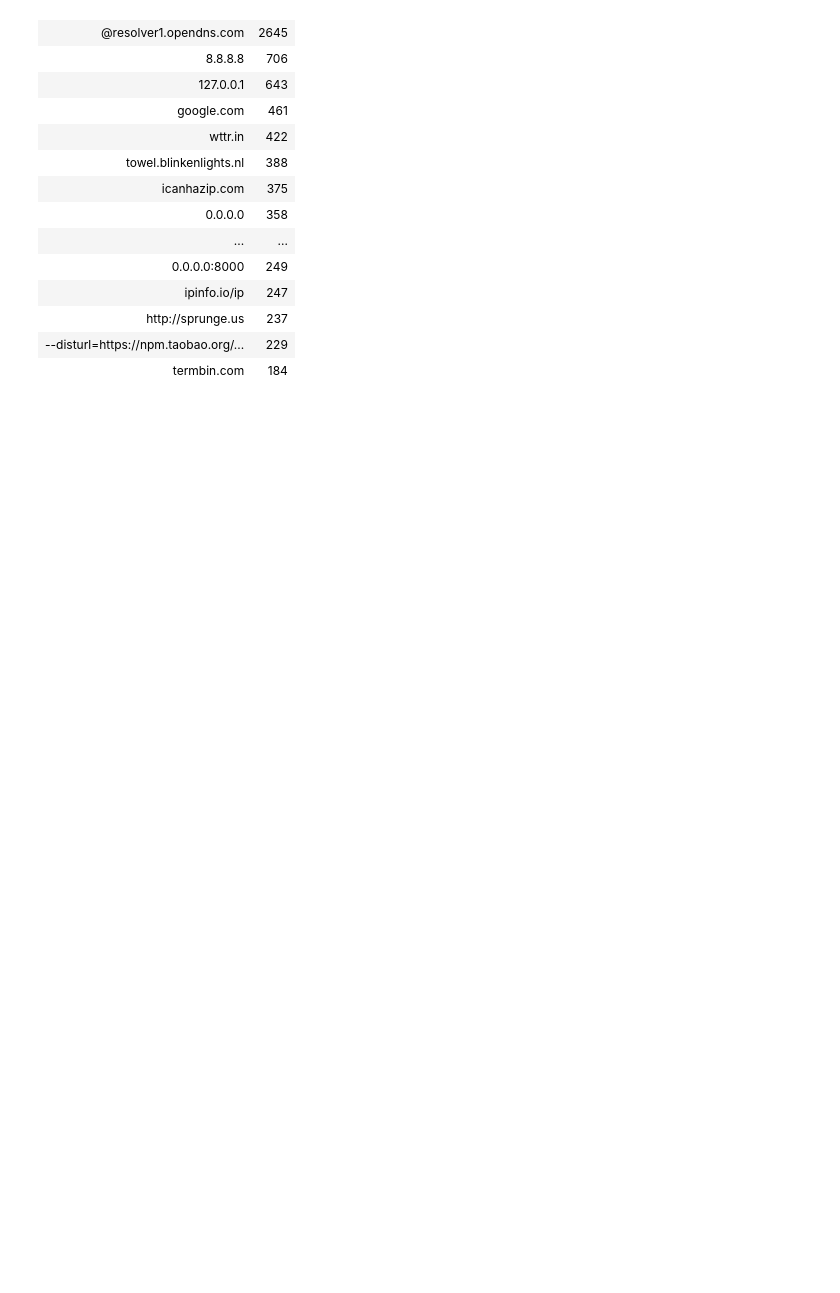
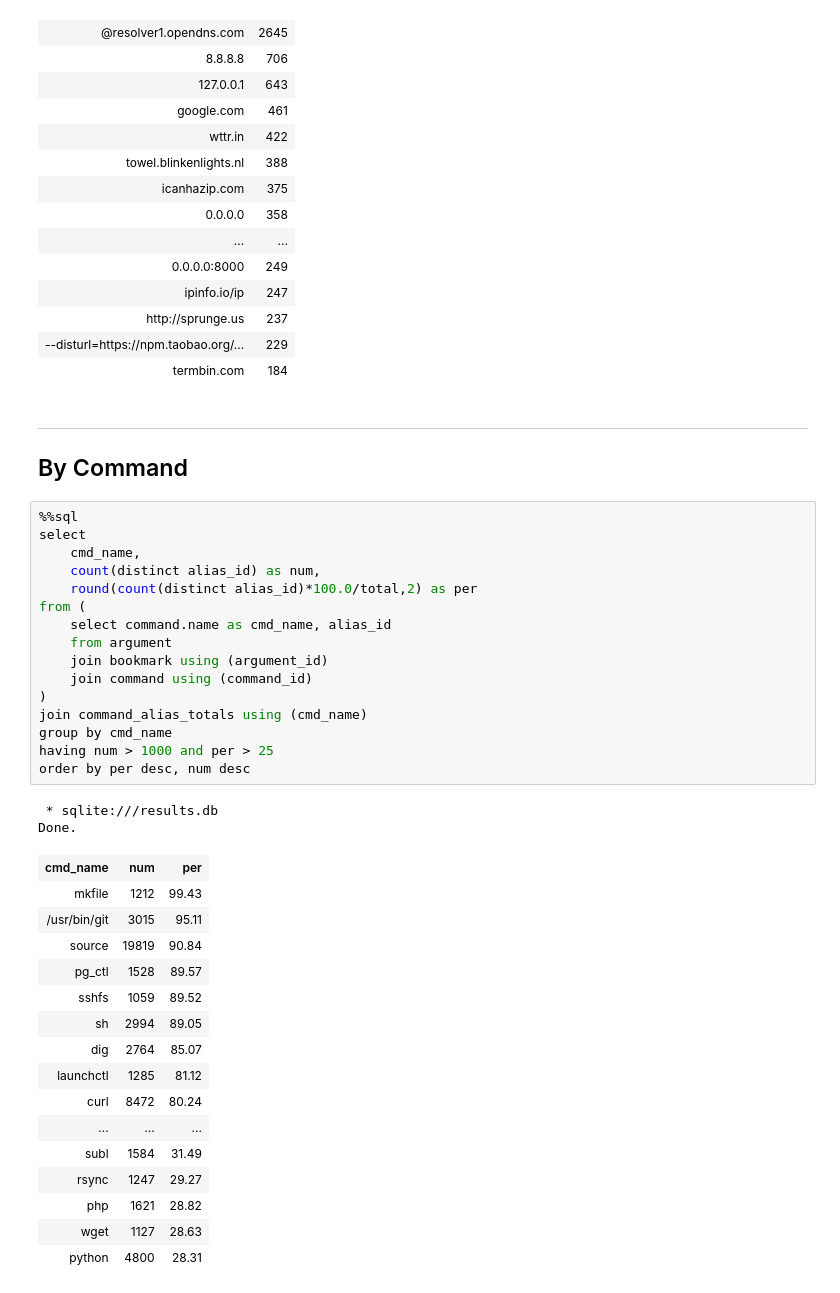
Before and after one commit to ipa-lab/shell-alias-analysis, a Jupyter notebook: notebooks/bookmarks.ipynb, the cells around one changed output. Cells and saved outputs as stored; diff of their text form; blank space fills up the shorter version.

```diff
--- a/notebooks/bookmarks.ipynb
+++ b/notebooks/bookmarks.ipynb
@@ -420,3 +420,41 @@ Done.
 | http://sprunge.us | 237 |
 | --disturl=https://npm.taobao.org/... | 229 |
 | termbin.com | 184 |
+# %% [markdown]
+---
+## By Command
+# %%
+%%sql
+select
+    cmd_name,
+    count(distinct alias_id) as num,
+    round(count(distinct alias_id)*100.0/total,2) as per
+from (
+    select command.name as cmd_name, alias_id
+    from argument
+    join bookmark using (argument_id)
+    join command using (command_id)
+)
+join command_alias_totals using (cmd_name)
+group by cmd_name
+having num > 1000 and per > 25
+order by per desc, num desc
+# %% [output]
+ * sqlite:///results.db
+Done.
+| cmd_name | num | per |
+| mkfile | 1212 | 99.43 |
+| /usr/bin/git | 3015 | 95.11 |
+| source | 19819 | 90.84 |
+| pg_ctl | 1528 | 89.57 |
+| sshfs | 1059 | 89.52 |
+| sh | 2994 | 89.05 |
+| dig | 2764 | 85.07 |
+| launchctl | 1285 | 81.12 |
+| curl | 8472 | 80.24 |
+| ... | ... | ... |
+| subl | 1584 | 31.49 |
+| rsync | 1247 | 29.27 |
+| php | 1621 | 28.82 |
+| wget | 1127 | 28.63 |
+| python | 4800 | 28.31 |
```
Also changed, not shown: 13 other files.
